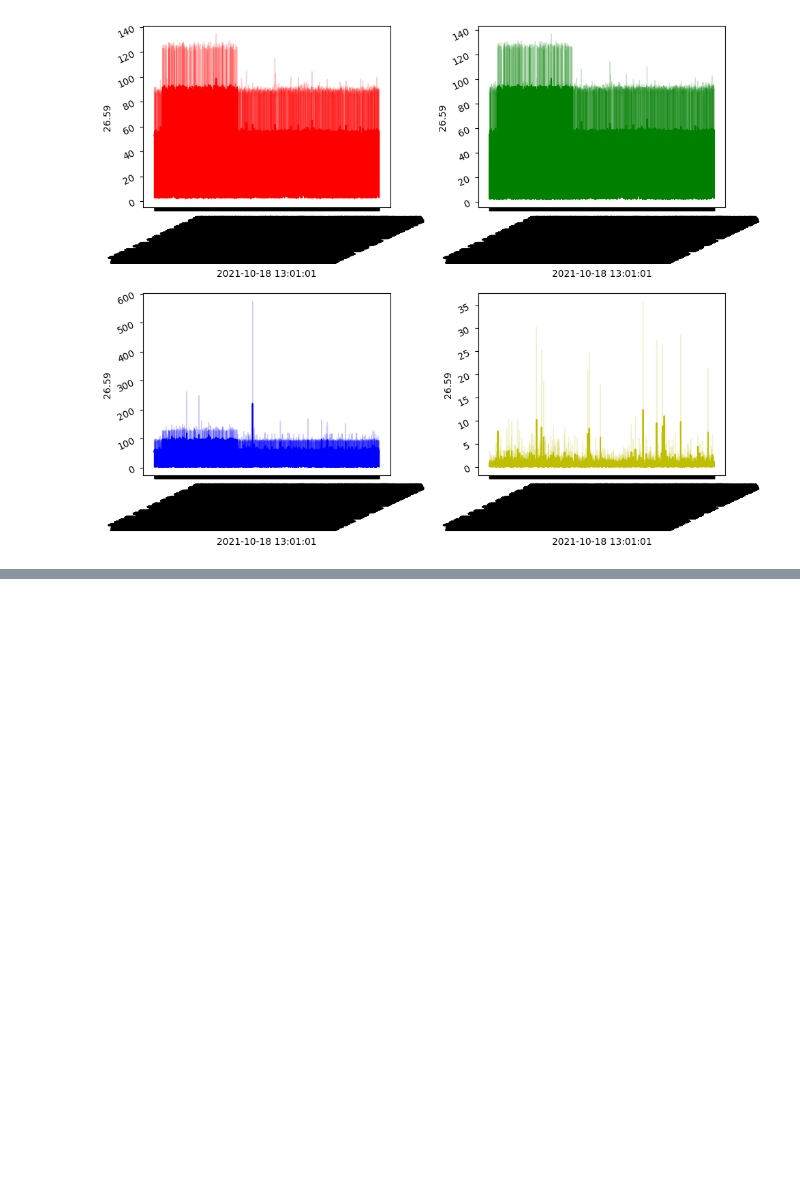
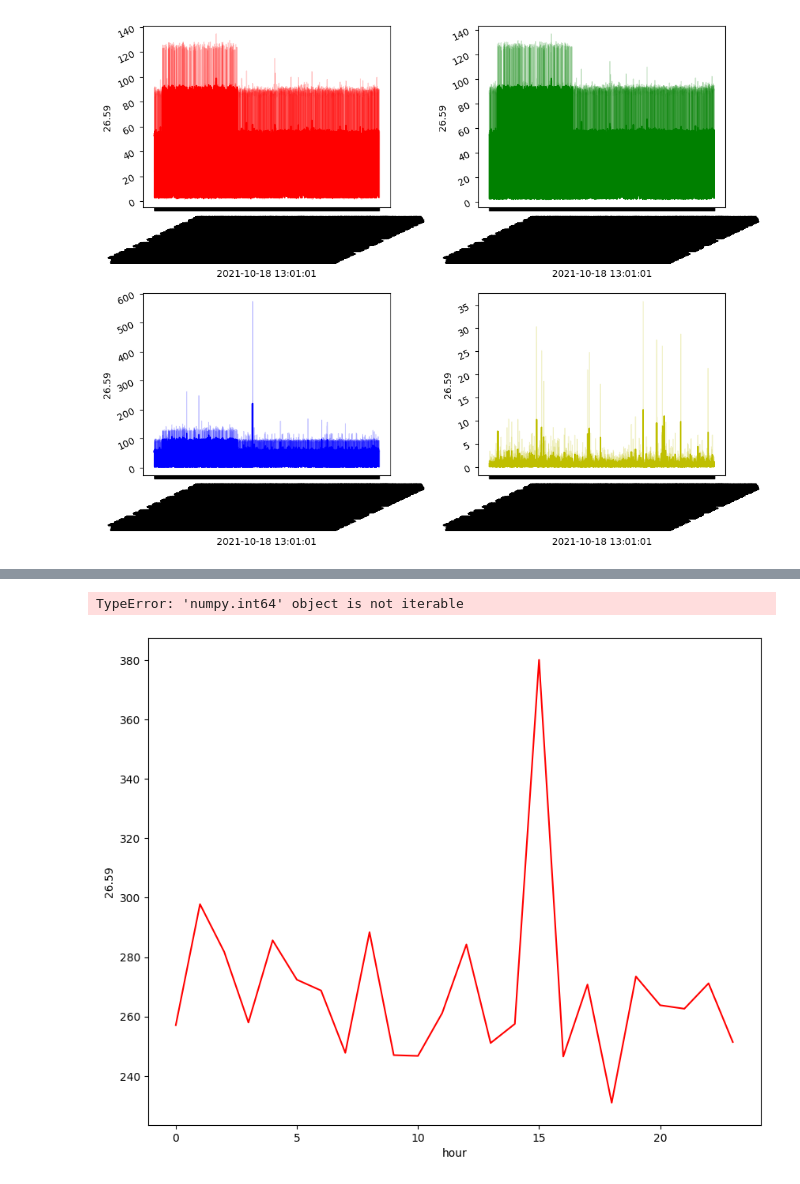
Before and after one commit to internet-equity/netrics-data, a Jupyter notebook: code/device-mapping/device-mapping-kristin.ipynb, the cells around one changed output, grey strips where cells are left out. Cells and saved outputs as stored; diff of their text form; code cells hidden in the pictures; blank space fills up the shorter version.

```diff
--- a/code/device-mapping/device-mapping-kristin.ipynb
+++ b/code/device-mapping/device-mapping-kristin.ipynb
@@ -135,0 +261,3 @@ fig.tight_layout(pad = 1.2)
+# %%
+device_5avgm = device_5avg.groupby('hour')[['26.59']].max()
+device_5avgm
@@ -135,0 +283,9 @@ fig.tight_layout(pad = 1.2)
+# %%
+fig,ax =  plt.subplots(figsize = ( 10, 8))
+sns.lineplot( x = "hour", y = "26.59",
+             color = 'red', data = device_5avgm,
+             ax = ax)
+plt.xticks(np.arange(min(device_5avgx), max(device_5avgy)+1, 1.0))
+# %% [output]
+TypeError: 'numpy.int64' object is not iterable
+[figure, added]
```
Also changed, not shown: parts of 12 cells of this notebook.
